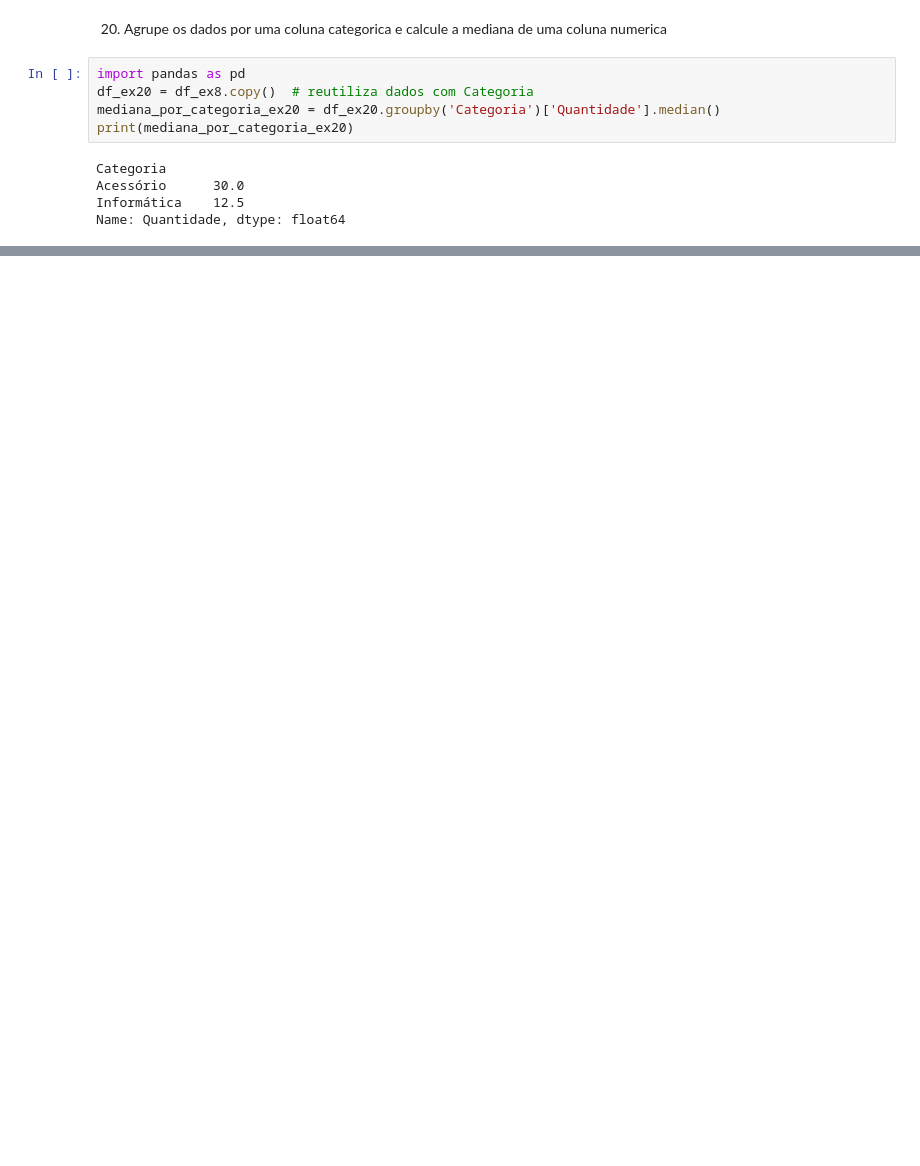
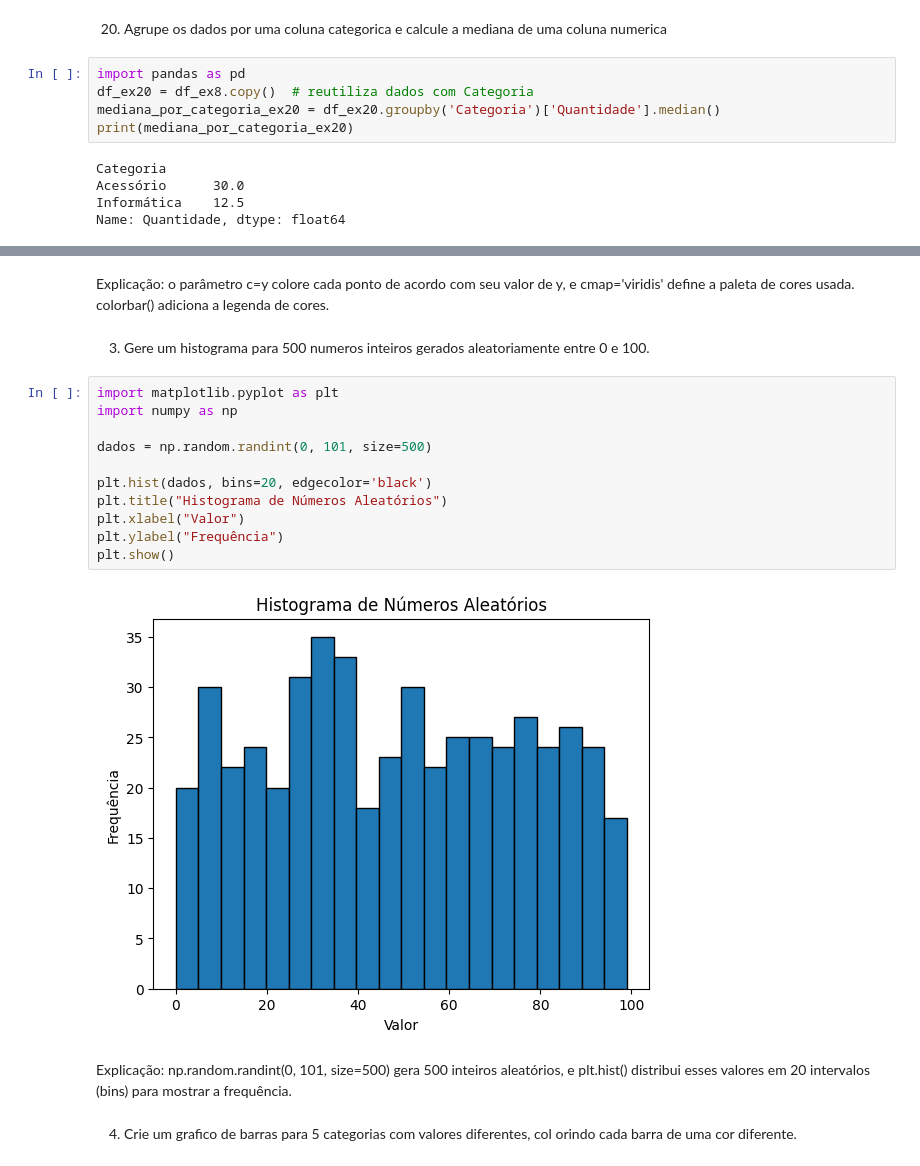
Before and after one commit to liraaricardo/exercicios-biblioteca-python, a Jupyter notebook: Exercicios_PythonBiblioteca__Ricardo_Lira_6B_Noturno_.ipynb, the cells around one changed output, grey strips where cells are left out. Drawn from its saved outputs; the diff is of its cells as text; blank space fills up the shorter version.

```diff
--- a/Exercicios_PythonBiblioteca__Ricardo_Lira_6B_Noturno_.ipynb
+++ b/Exercicios_PythonBiblioteca__Ricardo_Lira_6B_Noturno_.ipynb
@@ -1213,0 +1294,23 @@ Name: Quantidade, dtype: float64
+# %% [markdown]
+Explicação: o parâmetro c=y colore cada ponto de acordo com seu valor de y, e cmap='viridis' define a paleta de cores usada. colorbar() adiciona a legenda de cores.
+# %% [markdown]
+3. Gere um histograma para 500 numeros inteiros gerados aleatoriamente
+entre 0 e 100.
+# %%
+import matplotlib.pyplot as plt
+import numpy as np
+
+dados = np.random.randint(0, 101, size=500)
+
+plt.hist(dados, bins=20, edgecolor='black')
+plt.title("Histograma de Números Aleatórios")
+plt.xlabel("Valor")
+plt.ylabel("Frequência")
+plt.show()
+# %% [output]
+[figure, added]
+# %% [markdown]
+Explicação: np.random.randint(0, 101, size=500) gera 500 inteiros aleatórios, e plt.hist() distribui esses valores em 20 intervalos (bins) para mostrar a frequência.
+# %% [markdown]
+4. Crie um grafico de barras para 5 categorias com valores diferentes, col
+orindo cada barra de uma cor diferente.
```
Also changed, not shown: parts of 75 cells of this notebook.
